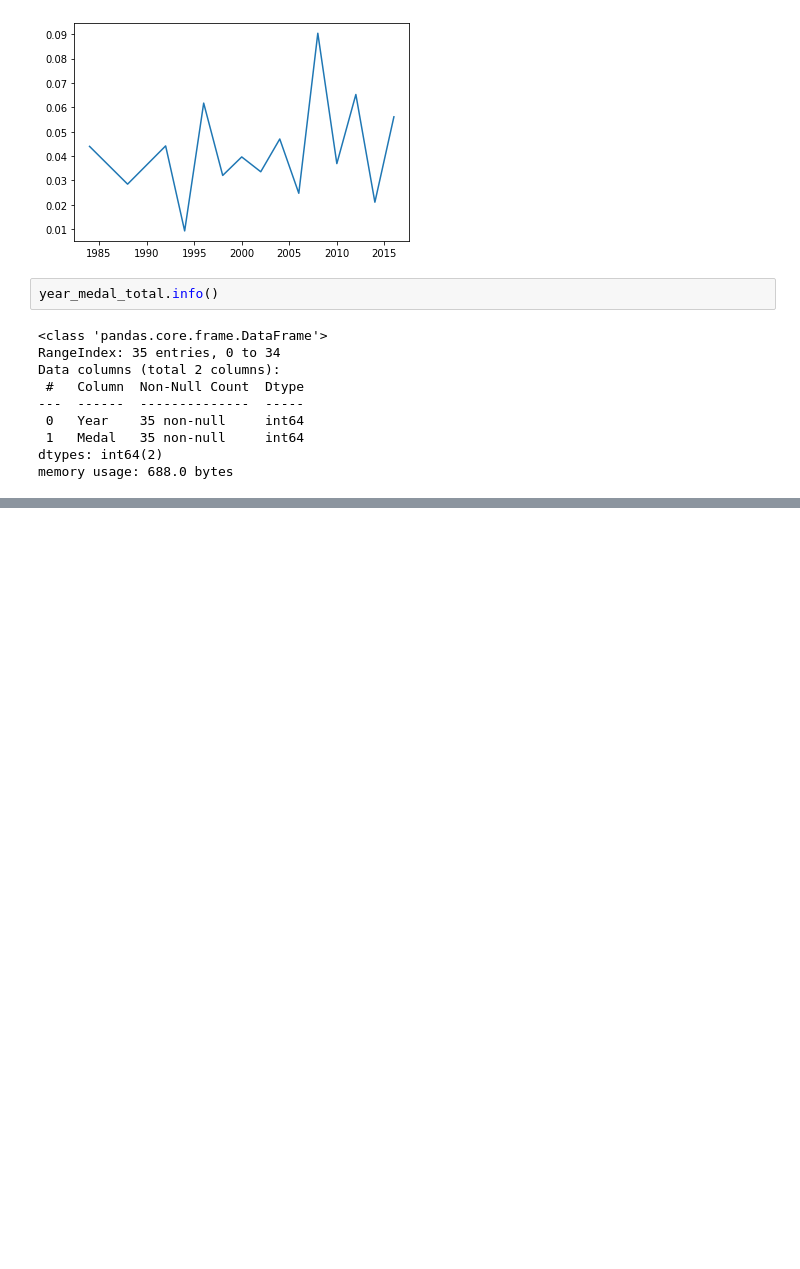
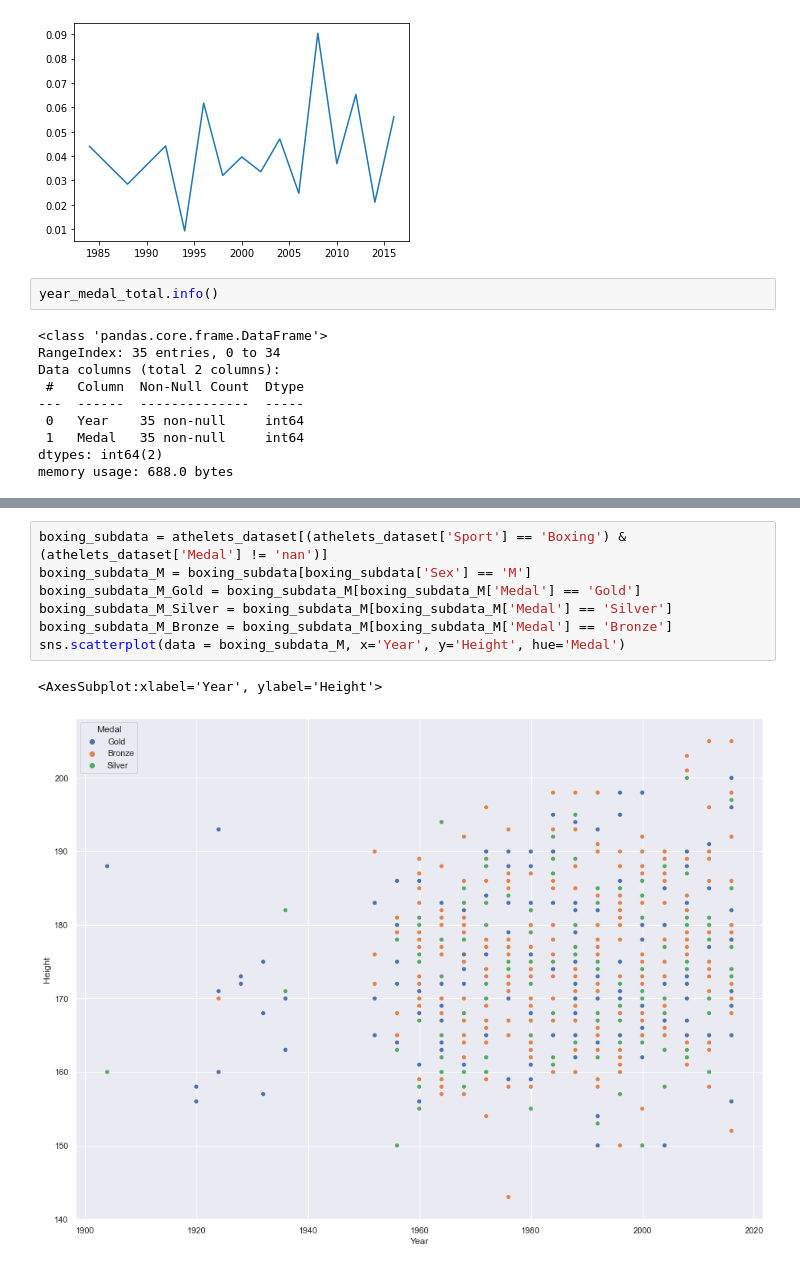
Before and after one commit to amoroma-bb/SQL_for_Data_Science_Capstone_Project, a Jupyter notebook: Capstone.ipynb, the cells around one changed output, grey strips where cells are left out. Cells and saved outputs as stored; diff of their text form; blank space fills up the shorter version.

```diff
--- a/Capstone.ipynb
+++ b/Capstone.ipynb
@@ -366,0 +386,10 @@ CHN_medal.head(2)
+# %%
+boxing_subdata = athelets_dataset[(athelets_dataset['Sport'] == 'Boxing') & (athelets_dataset['Medal'] != 'nan')]
+boxing_subdata_M = boxing_subdata[boxing_subdata['Sex'] == 'M']
+boxing_subdata_M_Gold = boxing_subdata_M[boxing_subdata_M['Medal'] == 'Gold']
+boxing_subdata_M_Silver = boxing_subdata_M[boxing_subdata_M['Medal'] == 'Silver']
+boxing_subdata_M_Bronze = boxing_subdata_M[boxing_subdata_M['Medal'] == 'Bronze']
+sns.scatterplot(data = boxing_subdata_M, x='Year', y='Height', hue='Medal')
+# %% [output]
+<AxesSubplot:xlabel='Year', ylabel='Height'>
+[figure, added]
```
Also changed, not shown: parts of 28 cells of this notebook.
